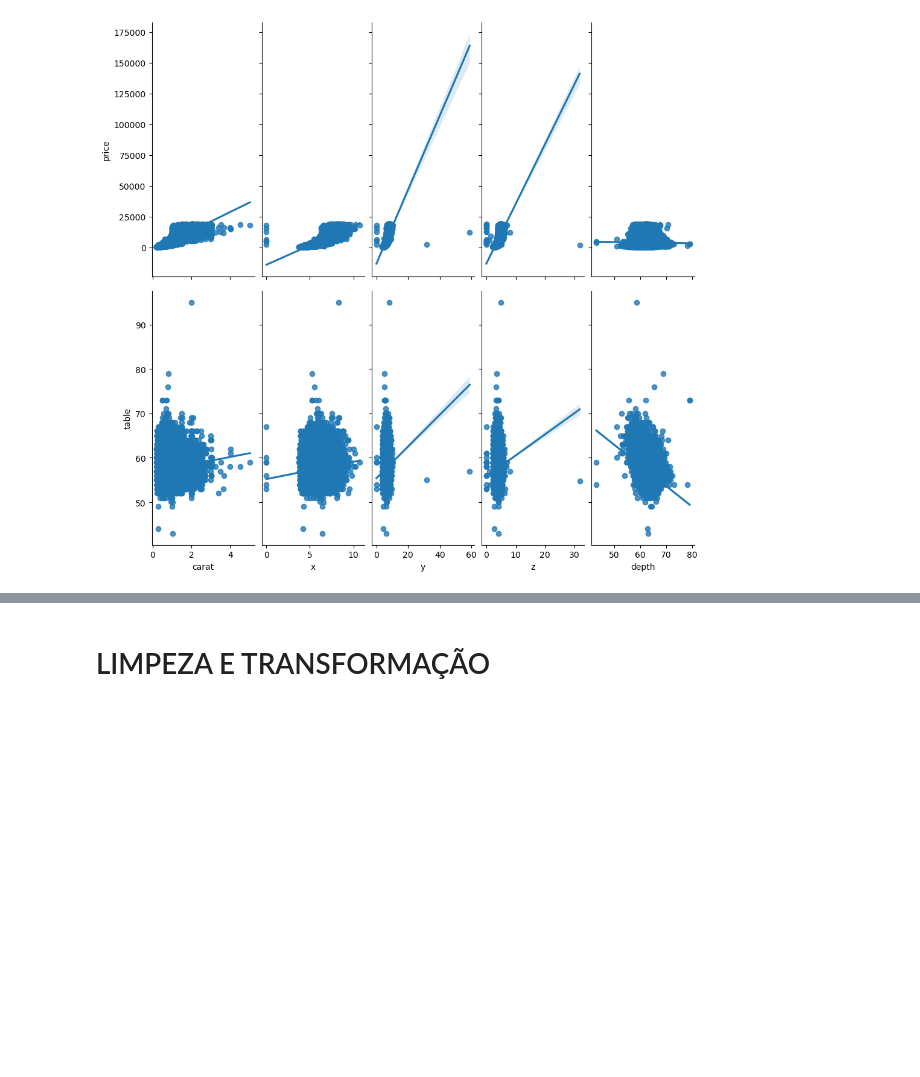
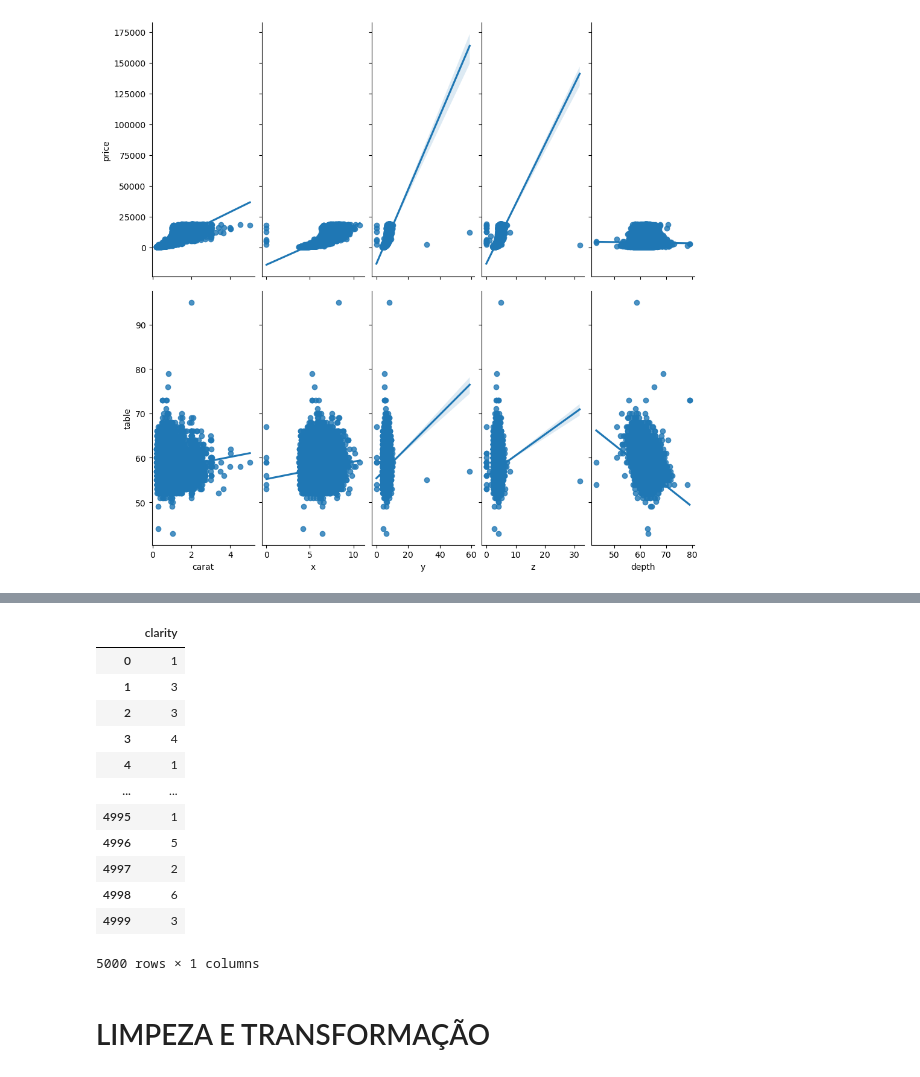
Before and after one commit to dvbarbato/project-diamonds, a Jupyter notebook: Untitled.ipynb, the cells around one changed output, grey strips where cells are left out. Saved outputs shown, nothing was run; the diff lists cells and outputs as text; code cells hidden in the pictures; blank space fills up the shorter version.

```diff
--- a/Untitled.ipynb
+++ b/Untitled.ipynb
@@ -129,3 +191,19 @@ df_historico.corr()['price'].sort_values(ascending=False)
+# %%
+df_estimar[['clarity']]
+# %% [output]
+|  | clarity |
+| 0 | 1 |
+| 1 | 3 |
+| 2 | 3 |
+| 3 | 4 |
+| 4 | 1 |
+| ... | ... |
+| 4995 | 1 |
+| 4996 | 5 |
+| 4997 | 2 |
+| 4998 | 6 |
+| 4999 | 3 |
+5000 rows × 1 columns
 # %% [markdown]
 # LIMPEZA E TRANSFORMAÇÃO
 # %% [markdown]
```
Also changed, not shown: parts of 19 cells of this notebook, 1 other file.
